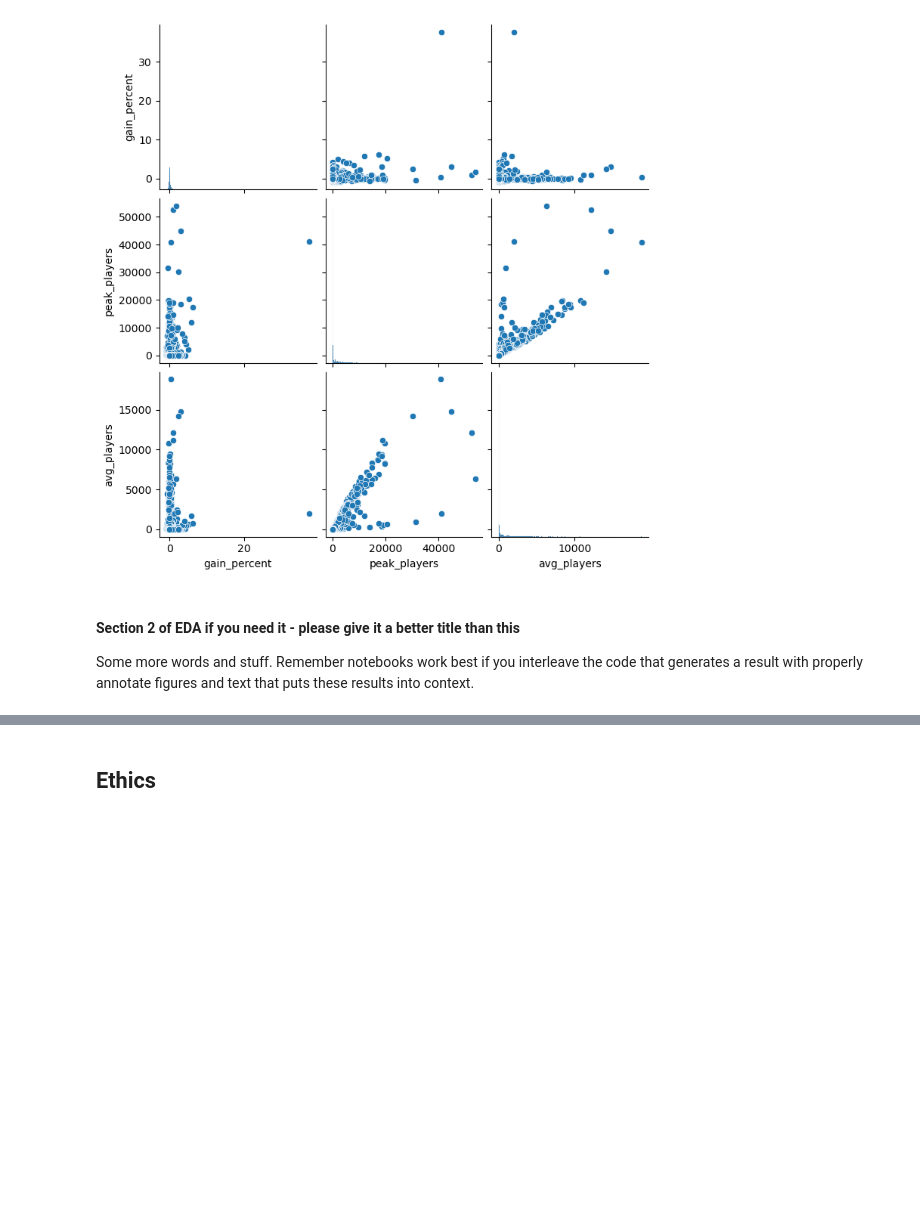
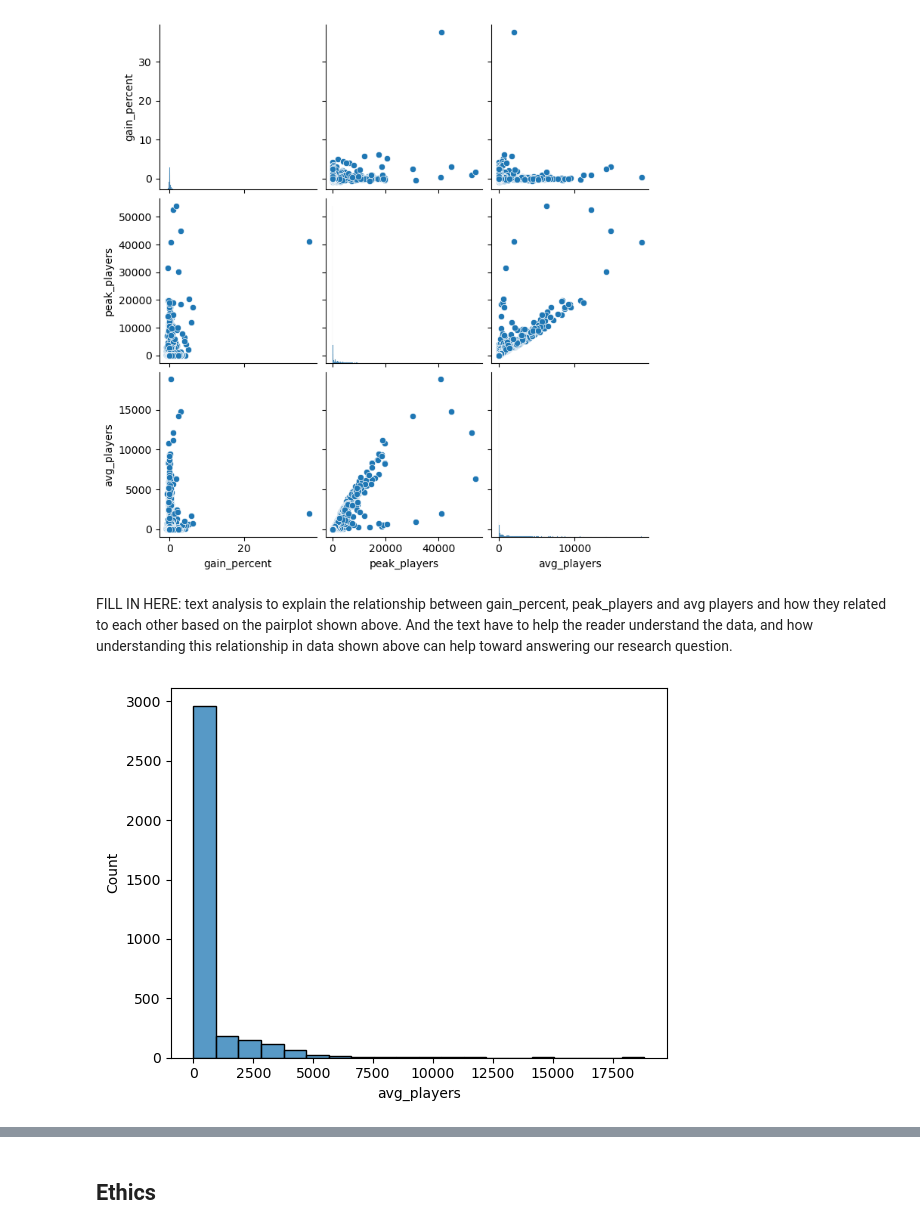
Before and after one commit to COGS108/Group107_WI26, a Jupyter notebook: 02-EDACheckpoint.ipynb, the cells around one changed output, grey strips where cells are left out. Cells and saved outputs as stored; diff of their text form; code cells hidden in the pictures; blank space fills up the shorter version.

Commit message:
Plot the individual variables
Finish plotting the individual variables in the EDA section, ready for text analysis.

```diff
--- a/02-EDACheckpoint.ipynb
+++ b/02-EDACheckpoint.ipynb
@@ -136,14 +283,16 @@ Some more words and stuff.  Remember notebooks work best if you interleave the c
 ## YOUR CODE HERE
 ## FEEL FREE TO ADD MULTIPLE CELLS PER SECTION
 #Separating df_clean into Categorical and Numerical Columns
-cat_df = df_clean[['name','steam_appid','month']] #Categorical columns of our main df. Name/Steam_AppID categorize what game, and month categorizes the month the entry refers to.
-num_df = df_clean[['gain_percent', 'peak_players', 'avg_players']] #Numerical columns of our main df
+#Load the dataframe from previous checkpoint
+df_clean2 = pd.read_csv('data/02-processed/steamcharts.csv')
+cat_df = df_clean2[['name','steam_appid','month']] #Categorical columns of our main df. Name/Steam_AppID categorize what game, and month categorizes the month the entry refers to.
+num_df = df_clean2[['gain_percent', 'peak_players', 'avg_players']] #Numerical columns of our main df
 
 #Grabbing the 20 game names with most logged data
-games = df_clean['name'].value_counts().head(20).index
+games = df_clean2['name'].value_counts().head(20).index
 
 #New Datafram containing only the Top 20 most documented games
-df_top20 = df_clean[df_clean['name'].isin(games)]
+df_top20 = df_clean2[df_clean2['name'].isin(games)]
 
 #Separating df_top20 columns into Categorical and Numerical
 cat_df_20 = df_top20[['name','steam_appid','month']] #Categorical columns of df_top20. Name/Steam_AppID categorize what game, and month categorizes the month the entry refers to.
@@ -177,10 +326,11 @@ max_gain = max(df_top20['gain_percent'])
 max_peak =  max(df_top20['peak_players'])
 # %% [output]
 [figure]
-# %% [markdown]
-#### Section 2 of EDA if you need it  - please give it a better title than this
-
-Some more words and stuff.  Remember notebooks work best if you interleave the code that generates a result with properly annotate figures and text that puts these results into context.
+# %% [markdown]
+FILL IN HERE: text analysis to explain the relationship between gain_percent, peak_players and avg players and how they related to each other based on the pairplot shown above. And the text have to help the reader understand the data, and how understanding this relationship in data shown above can help toward answering our research question.
 # %%
 ## YOUR CODE HERE
 ## FEEL FREE TO ADD MULTIPLE CELLS PER SECTION
+avg_player_hist = sns.histplot(data=df_top20,x='avg_players',bins=20)
+# %% [output]
+[figure, added]
```
Also changed, not shown: parts of 17 cells of this notebook.
